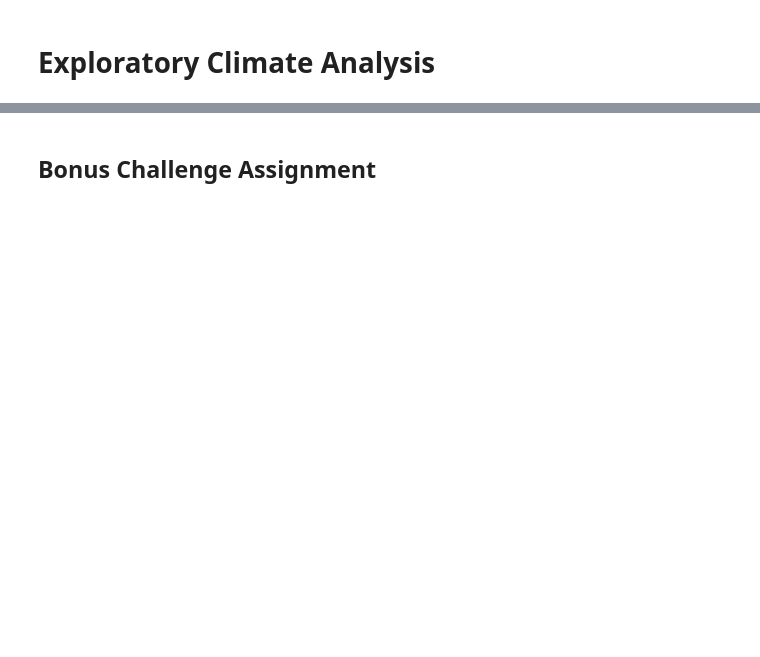
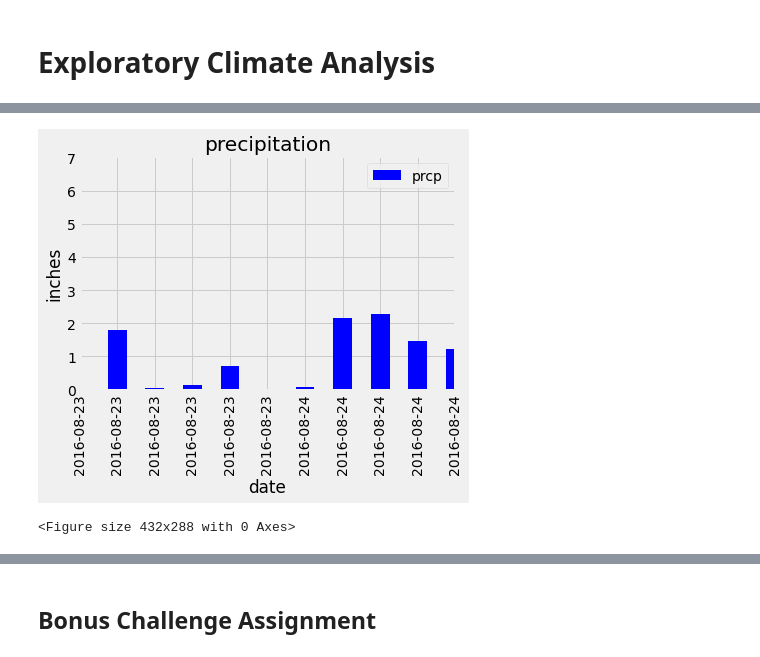
Before and after one commit to lgrayes/sqlalchemy-challenge, a Jupyter notebook: 02.ipynb, the cells around one changed output, grey strips where cells are left out. Drawn from its saved outputs; the diff is of its cells as text; code cells hidden in the pictures; blank space fills up the shorter version.

```diff
--- a/02.ipynb
+++ b/02.ipynb
@@ -129,0 +179,5 @@ for row in session.query(Measurement, Measurement.prcp).limit(365).all():
+# %%
+stmt = session.query(Measurement.date, Measurement.station, Measurement.prcp).\
+    filter(Measurement.date >= '2016-08-23').statement
+df2 = pd.read_sql_query(stmt, session.bind)
+df2
@@ -129,0 +355,11 @@ for row in session.query(Measurement, Measurement.prcp).limit(365).all():
+# %%
+df4.plot(kind="bar", facecolor="blue")
+plt.title("precipitation")
+plt.ylabel("inches")
+plt.xlabel("date")
+plt.xlim(0,10)
+plt.show()
+plt.tight_layout()
+# %% [output]
+[figure, added]
+<Figure size 432x288 with 0 Axes>
```
Also changed, not shown: parts of 40 cells of this notebook, 2 other files.
